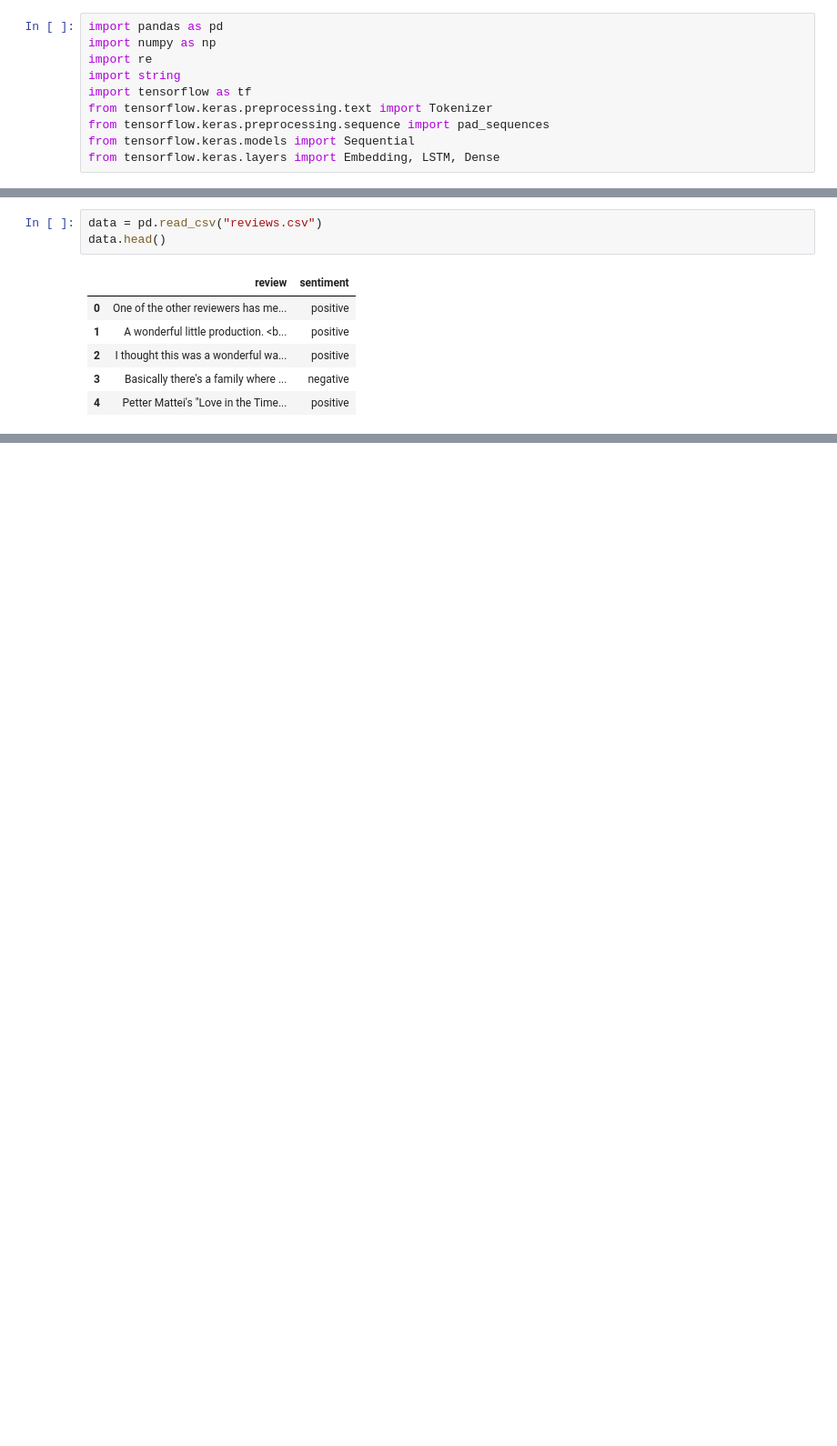
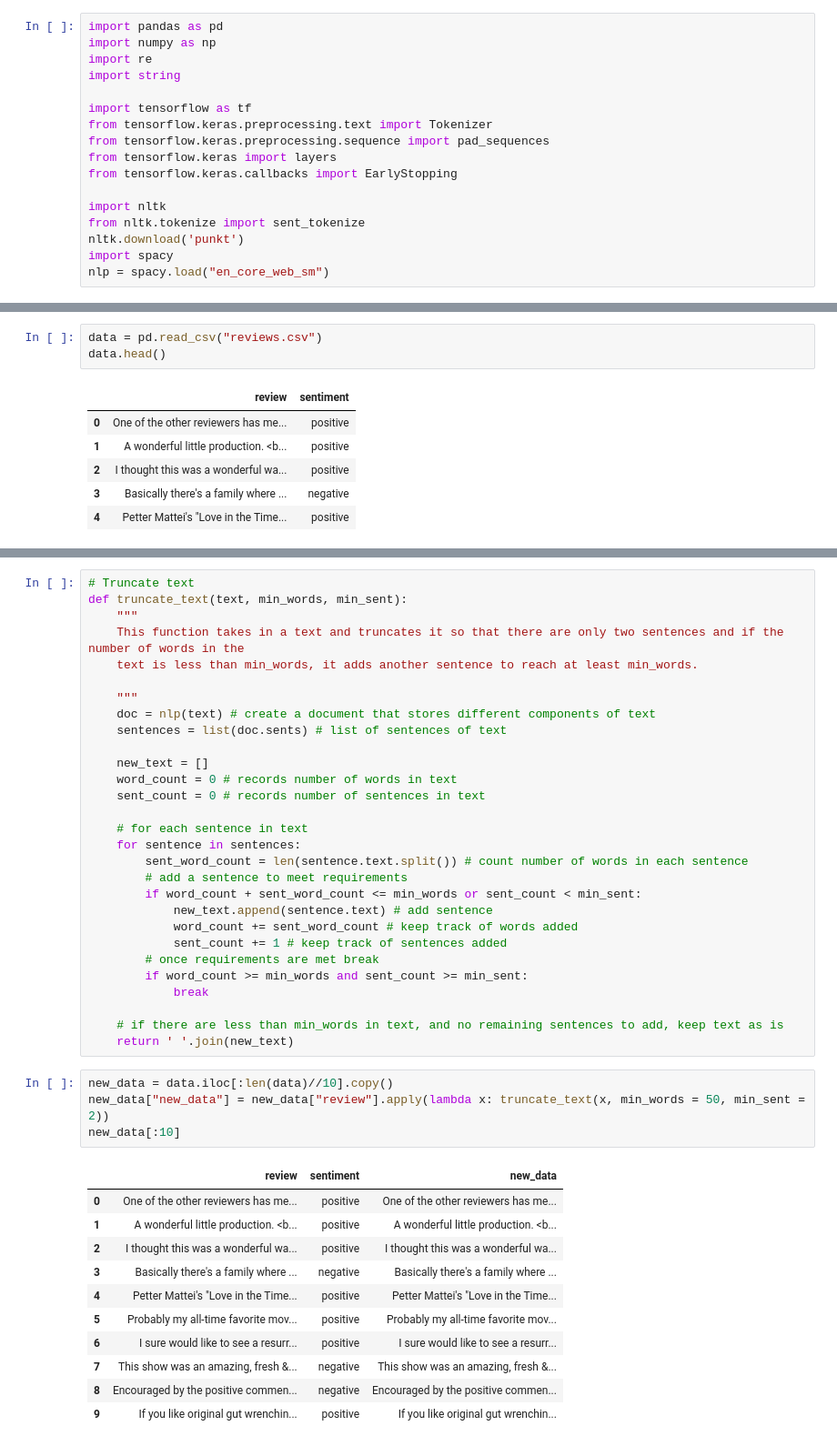
Before and after one commit to ErikMaung/recipe-generator, a Jupyter notebook: Project.ipynb, the cells around one changed output, grey strips where cells are left out. Shown: that part at 91% size. Cells and saved outputs as stored; diff of their text form; blank space fills up the shorter version.

Commit message:
Temp
I stoped the kernel as it was running the model because it was taking to long. Need to shorten the data more.

```diff
--- a/Project.ipynb
+++ b/Project.ipynb
@@ -3,8 +3,15 @@ import pandas as pd
 import numpy as np
 import re
 import string
+
 import tensorflow as tf
 from tensorflow.keras.preprocessing.text import Tokenizer
 from tensorflow.keras.preprocessing.sequence import pad_sequences
-from tensorflow.keras.models import Sequential
-from tensorflow.keras.layers import Embedding, LSTM, Dense
+from tensorflow.keras import layers
+from tensorflow.keras.callbacks import EarlyStopping
+
+import nltk
+from nltk.tokenize import sent_tokenize
+nltk.download('punkt')
+import spacy
+nlp = spacy.load("en_core_web_sm")
@@ -21,2 +58,47 @@ data.head()
+# %%
+# Truncate text
+def truncate_text(text, min_words, min_sent):
+    """
+    This function takes in a text and truncates it so that there are only two sentences and if the number of words in the
+    text is less than min_words, it adds another sentence to reach at least min_words.
+
+    """
+    doc = nlp(text) # create a document that stores different components of text
+    sentences = list(doc.sents) # list of sentences of text
+
+    new_text = []
+    word_count = 0 # records number of words in text
+    sent_count = 0 # records number of sentences in text
+
+    # for each sentence in text
+    for sentence in sentences:
+        sent_word_count = len(sentence.text.split()) # count number of words in each sentence
+        # add a sentence to meet requirements
+        if word_count + sent_word_count <= min_words or sent_count < min_sent:
+            new_text.append(sentence.text) # add sentence
+            word_count += sent_word_count # keep track of words added
+            sent_count += 1 # keep track of sentences added
+        # once requirements are met break
+        if word_count >= min_words and sent_count >= min_sent:
+            break
+
+    # if there are less than min_words in text, and no remaining sentences to add, keep text as is
+    return ' '.join(new_text)
+# %%
+new_data = data.iloc[:len(data)//10].copy()
+new_data["new_data"] = new_data["review"].apply(lambda x: truncate_text(x, min_words = 50, min_sent = 2))
+new_data[:10]
+# %% [output]
+|  | review | sentiment | new_data |
+| 0 | One of the other reviewers has me... | positive | One of the other reviewers has me... |
+| 1 | A wonderful little production. <b... | positive | A wonderful little production. <b... |
+| 2 | I thought this was a wonderful wa... | positive | I thought this was a wonderful wa... |
+| 3 | Basically there's a family where ... | negative | Basically there's a family where ... |
+| 4 | Petter Mattei's "Love in the Time... | positive | Petter Mattei's "Love in the Time... |
+| 5 | Probably my all-time favorite mov... | positive | Probably my all-time favorite mov... |
+| 6 | I sure would like to see a resurr... | positive | I sure would like to see a resurr... |
+| 7 | This show was an amazing, fresh &... | negative | This show was an amazing, fresh &... |
+| 8 | Encouraged by the positive commen... | negative | Encouraged by the positive commen... |
+| 9 | If you like original gut wrenchin... | positive | If you like original gut wrenchin... |
 # %%
 # Preprocessing Data
```
Also changed, not shown: parts of 16 cells of this notebook.
